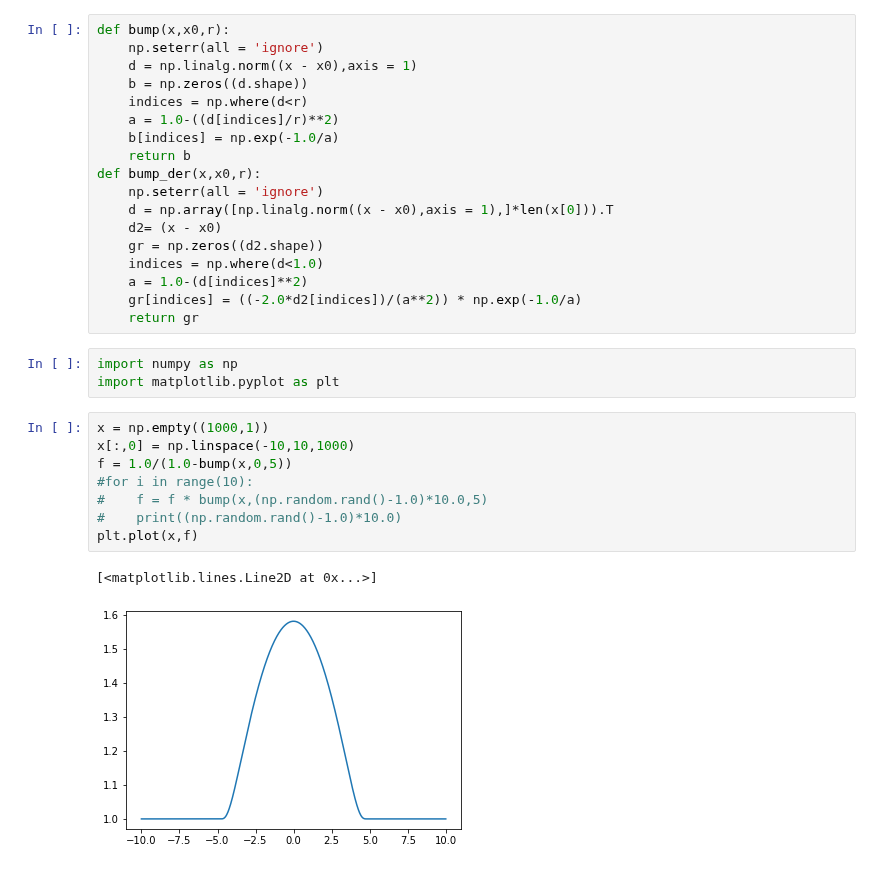
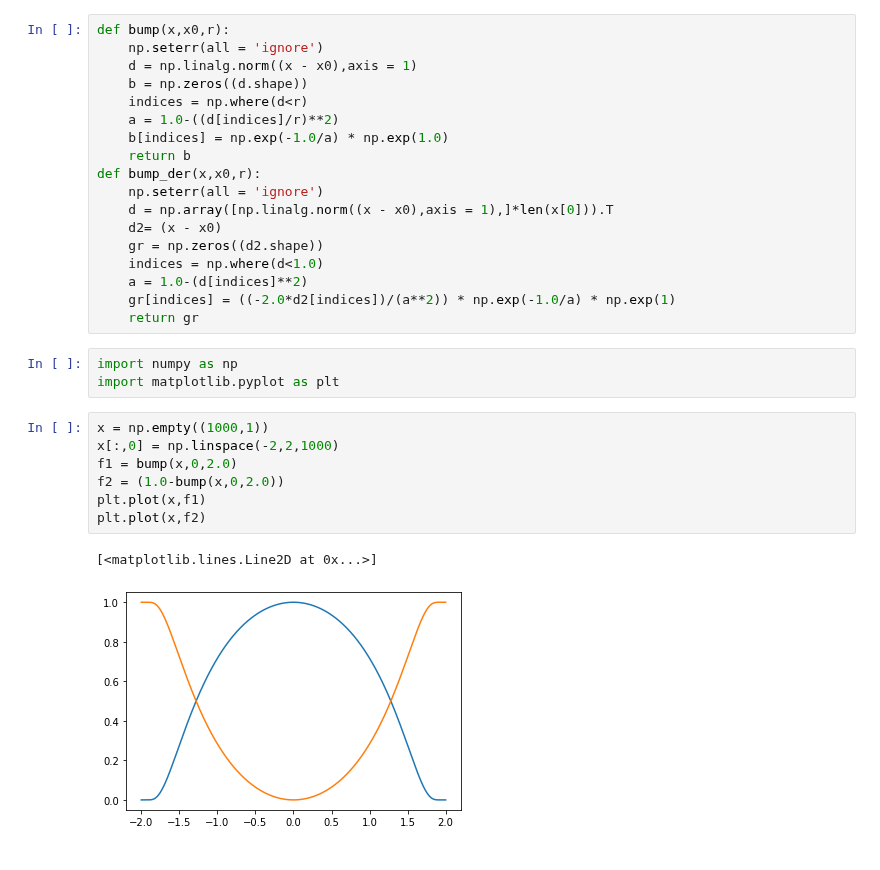
Before and after one commit to lbl-camera/HGDL, a Jupyter notebook: bump_function.ipynb, the cells around one changed output. Drawn from its saved outputs; the diff is of its cells as text.

```diff
--- a/bump_function.ipynb
+++ b/bump_function.ipynb
@@ -5,7 +5,7 @@ def bump(x,x0,r):
     b = np.zeros((d.shape))
     indices = np.where(d<r)
     a = 1.0-((d[indices]/r)**2)
-    b[indices] = np.exp(-1.0/a)
+    b[indices] = np.exp(-1.0/a) * np.exp(1.0)
     return b
 def bump_der(x,x0,r):
     np.seterr(all = 'ignore')
@@ -14,22 +14,21 @@ def bump_der(x,x0,r):
     gr = np.zeros((d2.shape))
     indices = np.where(d<1.0)
     a = 1.0-(d[indices]**2)
-    gr[indices] = ((-2.0*d2[indices])/(a**2)) * np.exp(-1.0/a)
+    gr[indices] = ((-2.0*d2[indices])/(a**2)) * np.exp(-1.0/a) * np.exp(1)
     return gr
 # %%
 import numpy as np
 import matplotlib.pyplot as plt
 # %%
 x = np.empty((1000,1))
-x[:,0] = np.linspace(-10,10,1000)
-f = 1.0/(1.0-bump(x,0,5))
-#for i in range(10):
-#    f = f * bump(x,(np.random.rand()-1.0)*10.0,5)
-#    print((np.random.rand()-1.0)*10.0)
-plt.plot(x,f)
+x[:,0] = np.linspace(-2,2,1000)
+f1 = bump(x,0,2.0)
+f2 = (1.0-bump(x,0,2.0))
+plt.plot(x,f1)
+plt.plot(x,f2)
 # %% [output]
 [<matplotlib.lines.Line2D at 0x...>]
-[figure, old version]
+[figure, new version]
 # %%
 import numpy as np
 import matplotlib.pyplot as plt
```
Also changed, not shown: parts of 1 cell of this notebook, 2 other files.
